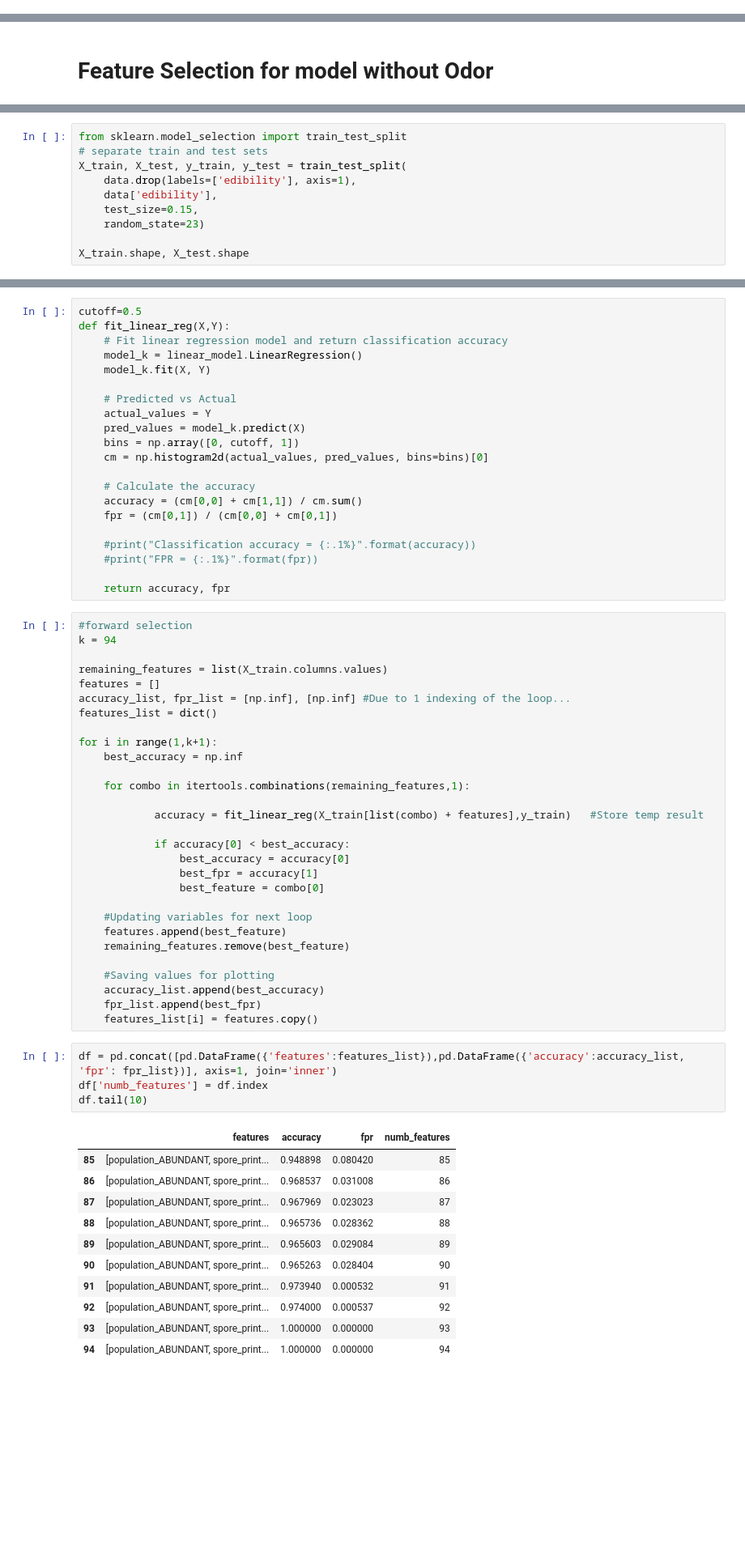
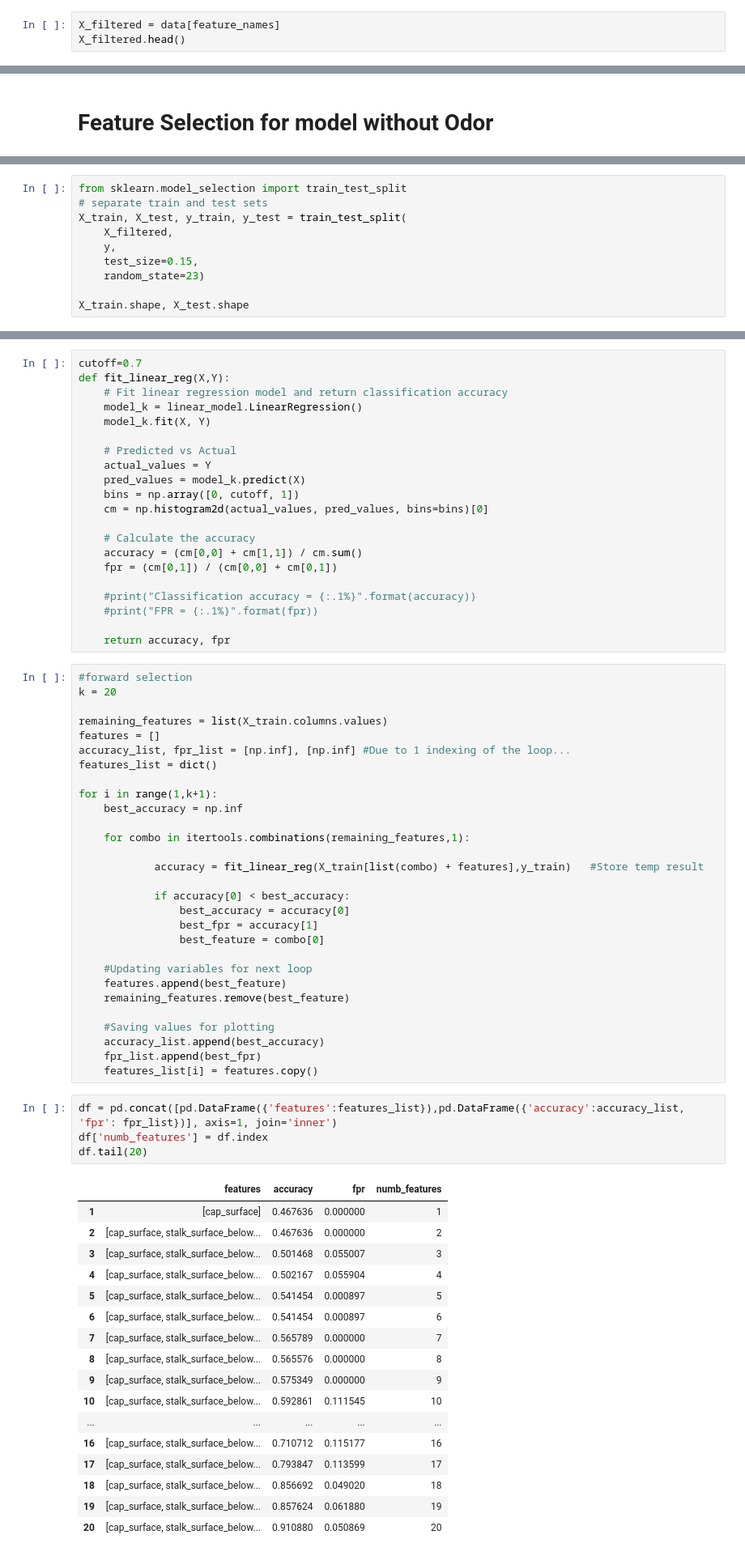
Before and after one commit to jprette/STAT303-2-Final_Project, a Jupyter notebook: Wrapper_Method_forward_selection.ipynb, the cells around one changed output, grey strips where cells are left out. Shown at 81% size. Cells and saved outputs as stored; diff of their text form; blank space fills up the shorter version.

```diff
--- a/Wrapper_Method_forward_selection.ipynb
+++ b/Wrapper_Method_forward_selection.ipynb
@@ -146,0 +146,3 @@ X_filt
+# %%
+X_filtered = data[feature_names]
+X_filtered.head()
@@ -179,8 +188,8 @@ data
 from sklearn.model_selection import train_test_split
 # separate train and test sets
 X_train, X_test, y_train, y_test = train_test_split(
-    data.drop(labels=['edibility'], axis=1),
-    data['edibility'],
+    X_filtered,
+    y,
     test_size=0.15,
     random_state=23)
 
@@ -190,5 +201,5 @@ X_train.shape, X_test.shape
 # %%
-cutoff=0.5
+cutoff=0.7
 def fit_linear_reg(X,Y):
     # Fit linear regression model and return classification accuracy
     model_k = linear_model.LinearRegression()
@@ -210,7 +221,7 @@ def fit_linear_reg(X,Y):
     return accuracy, fpr
 # %%
 #forward selection
-k = 94
+k = 20
 
 remaining_features = list(X_train.columns.values)
 features = []
@@ -240,19 +251,25 @@ for i in range(1,k+1):
 # %%
 df = pd.concat([pd.DataFrame({'features':features_list}),pd.DataFrame({'accuracy':accuracy_list, 'fpr': fpr_list})], axis=1, join='inner')
 df['numb_features'] = df.index
-df.tail(10)
+df.tail(20)
 # %% [output]
 |  | features | accuracy | fpr | numb_features |
-| 85 | [population_ABUNDANT, spore_print... | 0.948898 | 0.080420 | 85 |
-| 86 | [population_ABUNDANT, spore_print... | 0.968537 | 0.031008 | 86 |
-| 87 | [population_ABUNDANT, spore_print... | 0.967969 | 0.023023 | 87 |
-| 88 | [population_ABUNDANT, spore_print... | 0.965736 | 0.028362 | 88 |
-| 89 | [population_ABUNDANT, spore_print... | 0.965603 | 0.029084 | 89 |
-| 90 | [population_ABUNDANT, spore_print... | 0.965263 | 0.028404 | 90 |
-| 91 | [population_ABUNDANT, spore_print... | 0.973940 | 0.000532 | 91 |
-| 92 | [population_ABUNDANT, spore_print... | 0.974000 | 0.000537 | 92 |
-| 93 | [population_ABUNDANT, spore_print... | 1.000000 | 0.000000 | 93 |
-| 94 | [population_ABUNDANT, spore_print... | 1.000000 | 0.000000 | 94 |
+| 1 | [cap_surface] | 0.467636 | 0.000000 | 1 |
+| 2 | [cap_surface, stalk_surface_below... | 0.467636 | 0.000000 | 2 |
+| 3 | [cap_surface, stalk_surface_below... | 0.501468 | 0.055007 | 3 |
+| 4 | [cap_surface, stalk_surface_below... | 0.502167 | 0.055904 | 4 |
+| 5 | [cap_surface, stalk_surface_below... | 0.541454 | 0.000897 | 5 |
+| 6 | [cap_surface, stalk_surface_below... | 0.541454 | 0.000897 | 6 |
+| 7 | [cap_surface, stalk_surface_below... | 0.565789 | 0.000000 | 7 |
+| 8 | [cap_surface, stalk_surface_below... | 0.565576 | 0.000000 | 8 |
+| 9 | [cap_surface, stalk_surface_below... | 0.575349 | 0.000000 | 9 |
+| 10 | [cap_surface, stalk_surface_below... | 0.592861 | 0.111545 | 10 |
+| ... | ... | ... | ... | ... |
+| 16 | [cap_surface, stalk_surface_below... | 0.710712 | 0.115177 | 16 |
+| 17 | [cap_surface, stalk_surface_below... | 0.793847 | 0.113599 | 17 |
+| 18 | [cap_surface, stalk_surface_below... | 0.856692 | 0.049020 | 18 |
+| 19 | [cap_surface, stalk_surface_below... | 0.857624 | 0.061880 | 19 |
+| 20 | [cap_surface, stalk_surface_below... | 0.910880 | 0.050869 | 20 |
 # %%
 df.features.iloc[-1]
 # %% [output]
```
Also changed, not shown: parts of 47 cells of this notebook.
